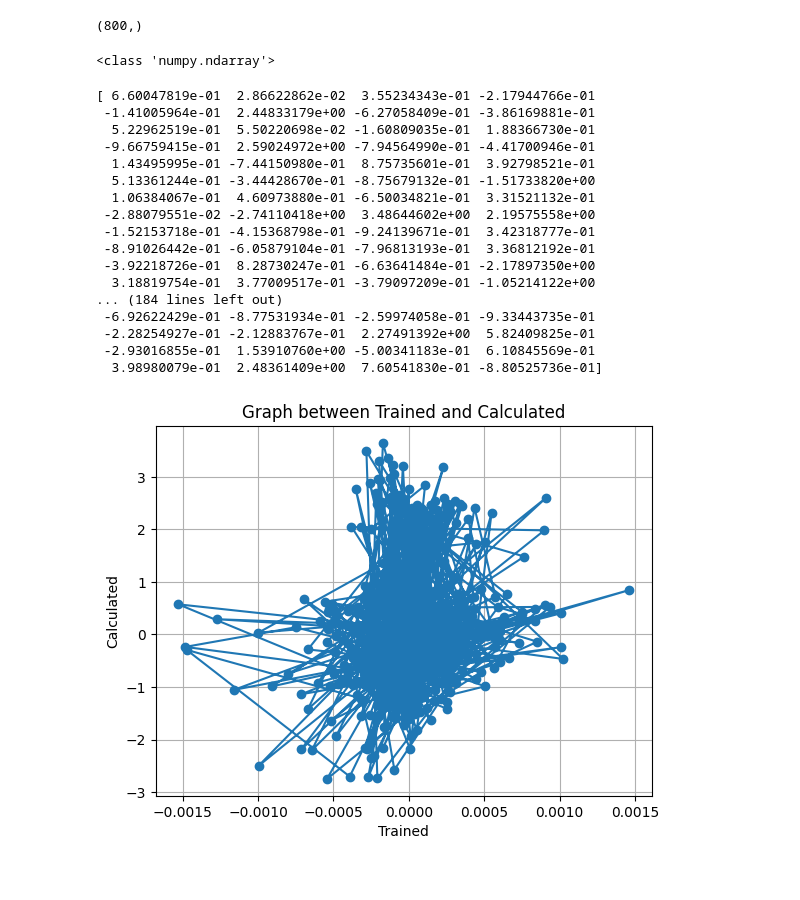
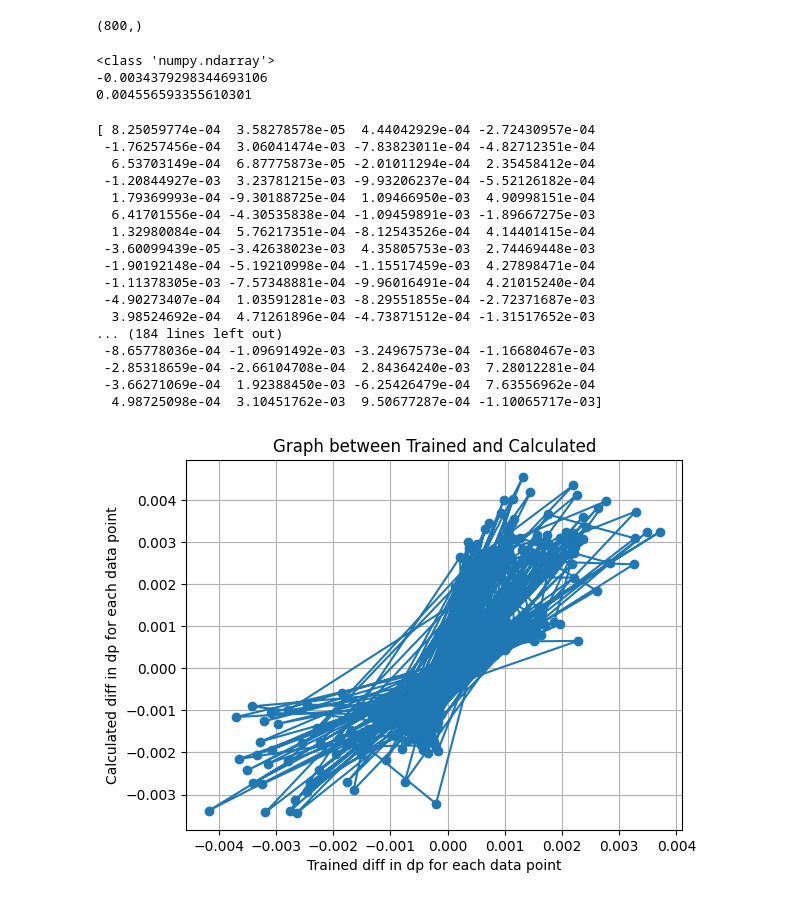
Before and after one commit to ekta0596/DataAcquisition-valuation, a Jupyter notebook: FirstOrderInfluenceWOTrain.ipynb, the cells around one changed output. Drawn from its saved outputs; the diff is of its cells as text; code cells hidden in the pictures.

Commit message:
Made changes to calculate the dp and influence

```diff
--- a/FirstOrderInfluenceWOTrain.ipynb
+++ b/FirstOrderInfluenceWOTrain.ipynb
@@ -152,7 +137,9 @@ result = []
 for i in range(len(x_train)):
     x_train_new = np.append(x_train_a, [x_train[i]], axis=0)
     y_train_new = np.append(y_train_a, [y_train[i]])
-    result.append(demographic_parity(x_train_new, y_train_new, x_test) - dp_ori)
+    res = dp_ori - demographic_parity(x_train_new, y_train_new, x_test)
+    print(res)
+    result.append(res)
 
-print(result)
+# print(result)
 # %% [output]
@@ -201,44 +204,50 @@ hinv_v, hinv = get_hinv_v(hessian_all_points, np.transpose(del_L_del_theta))  #i
 # %%
 #influence for each data point
 inf = np.matmul(np.transpose(hinv_v), del_F_del_theta)
+inf = inf * 0.00125
 print(inf.shape)
 # %% [output]
 (800,)
-# %%
-print(type(inf))
-# %% [output]
-<class 'numpy.ndarray'>
+# %%
+print(type(inf))
+
+print(np.min(inf))
+print(np.max(inf))
+# %% [output]
+<class 'numpy.ndarray'>
+-0.0034379298344693106
+0.004556593355610301
 # %%
 print(inf)
 # %% [output]
-[ 6.60047819e-01  2.86622862e-02  3.55234343e-01 -2.17944766e-01
- -1.41005964e-01  2.44833179e+00 -6.27058409e-01 -3.86169881e-01
-  5.22962519e-01  5.50220698e-02 -1.60809035e-01  1.88366730e-01
- -9.66759415e-01  2.59024972e+00 -7.94564990e-01 -4.41700946e-01
-  1.43495995e-01 -7.44150980e-01  8.75735601e-01  3.92798521e-01
-  5.13361244e-01 -3.44428670e-01 -8.75679132e-01 -1.51733820e+00
-  1.06384067e-01  4.60973880e-01 -6.50034821e-01  3.31521132e-01
- -2.88079551e-02 -2.74110418e+00  3.48644602e+00  2.19575558e+00
- -1.52153718e-01 -4.15368798e-01 -9.24139671e-01  3.42318777e-01
- -8.91026442e-01 -6.05879104e-01 -7.96813193e-01  3.36812192e-01
- -3.92218726e-01  8.28730247e-01 -6.63641484e-01 -2.17897350e+00
-  3.18819754e-01  3.77009517e-01 -3.79097209e-01 -1.05214122e+00
+[ 8.25059774e-04  3.58278578e-05  4.44042929e-04 -2.72430957e-04
+ -1.76257456e-04  3.06041474e-03 -7.83823011e-04 -4.82712351e-04
+  6.53703149e-04  6.87775873e-05 -2.01011294e-04  2.35458412e-04
+ -1.20844927e-03  3.23781215e-03 -9.93206237e-04 -5.52126182e-04
+  1.79369993e-04 -9.30188725e-04  1.09466950e-03  4.90998151e-04
+  6.41701556e-04 -4.30535838e-04 -1.09459891e-03 -1.89667275e-03
+  1.32980084e-04  5.76217351e-04 -8.12543526e-04  4.14401415e-04
+ -3.60099439e-05 -3.42638023e-03  4.35805753e-03  2.74469448e-03
+ -1.90192148e-04 -5.19210998e-04 -1.15517459e-03  4.27898471e-04
+ -1.11378305e-03 -7.57348881e-04 -9.96016491e-04  4.21015240e-04
+ -4.90273407e-04  1.03591281e-03 -8.29551855e-04 -2.72371687e-03
+  3.98524692e-04  4.71261896e-04 -4.73871512e-04 -1.31517652e-03
 ... (184 lines left out)
- -6.92622429e-01 -8.77531934e-01 -2.59974058e-01 -9.33443735e-01
- -2.28254927e-01 -2.12883767e-01  2.27491392e+00  5.82409825e-01
- -2.93016855e-01  1.53910760e+00 -5.00341183e-01  6.10845569e-01
-  3.98980079e-01  2.48361409e+00  7.60541830e-01 -8.80525736e-01]
+ -8.65778036e-04 -1.09691492e-03 -3.24967573e-04 -1.16680467e-03
+ -2.85318659e-04 -2.66104708e-04  2.84364240e-03  7.28012281e-04
+ -3.66271069e-04  1.92388450e-03 -6.25426479e-04  7.63556962e-04
+  4.98725098e-04  3.10451762e-03  9.50677287e-04 -1.10065717e-03]
 # %%
 # result = np.load('trained_dp.npy')
 # trained_arr = np.array(result)
 # %%
 import matplotlib.pyplot as plt
 df = pd.DataFrame({'Trained': result, 'Calculated': inf})
 plt.plot(df['Trained'], df['Calculated'], marker='o', linestyle='-')
 plt.title('Graph between Trained and Calculated')
-plt.xlabel('Trained')
-plt.ylabel('Calculated')
+plt.xlabel('Trained diff in dp for each data point')
+plt.ylabel('Calculated diff in dp for each data point')
 plt.grid(True)
 plt.show()
 # %% [output]
-[figure, old version]
+[figure, new version]
```
Also changed, not shown: parts of 5 cells of this notebook, 2 other files.
